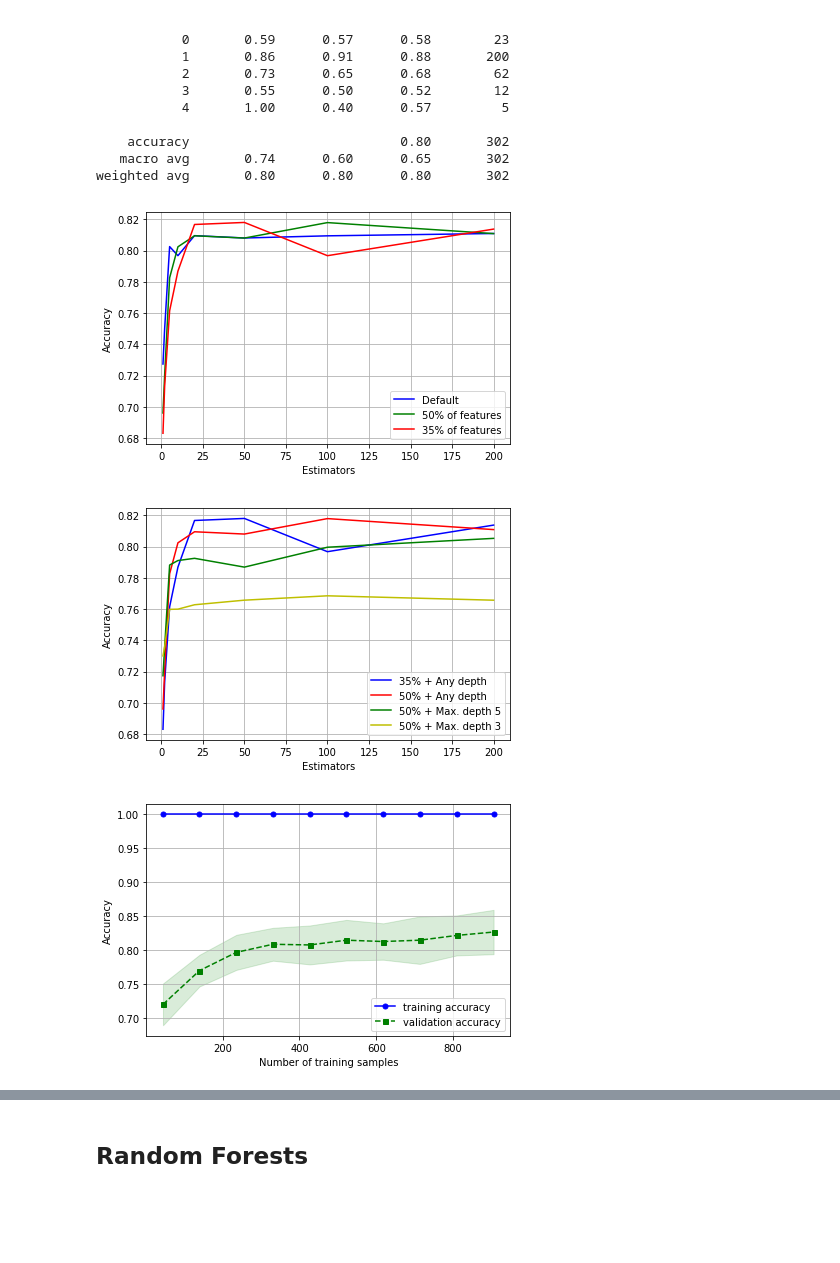
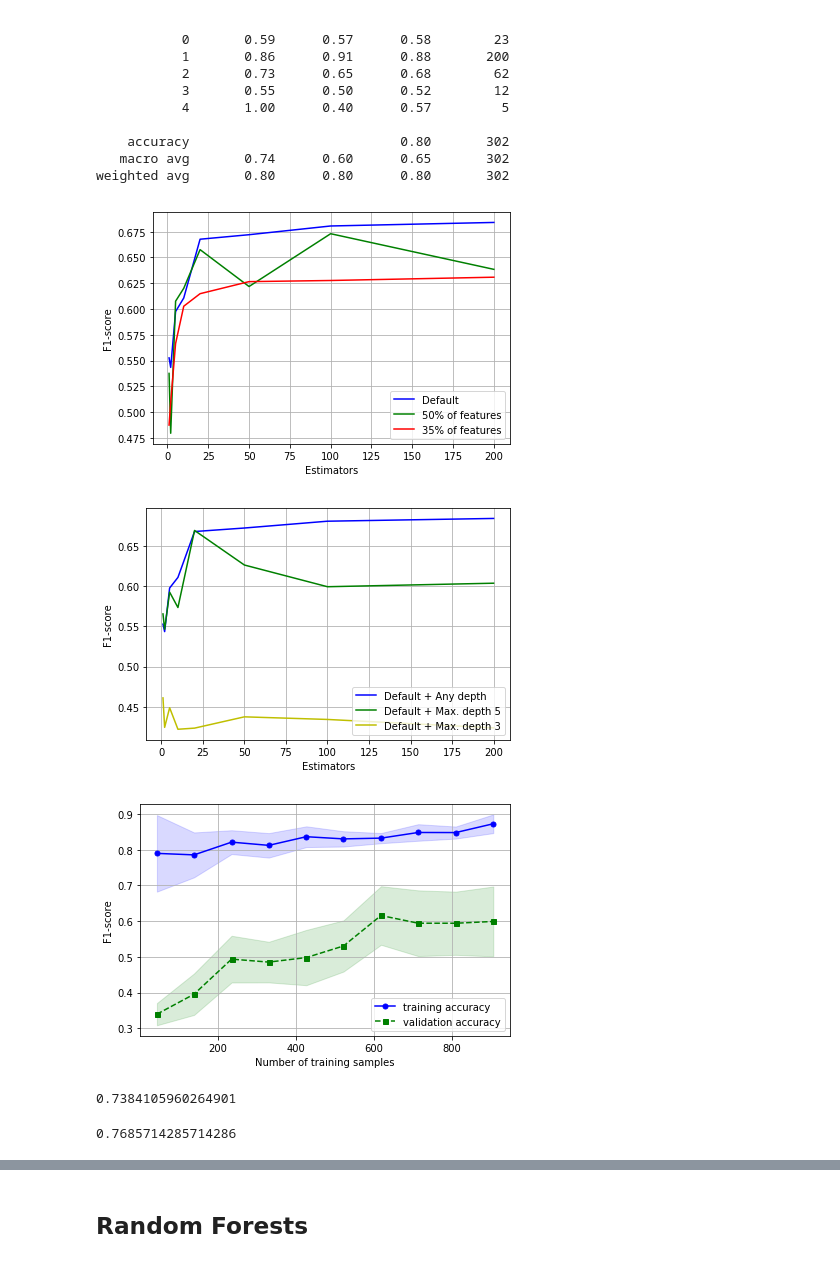
Before and after one commit to FerranAgulloLopez/DataMiningHousePrices, a Jupyter notebook: scripts/Meta_Learning_Final.ipynb, the cells around one changed output, grey strips where cells are left out. Cells and saved outputs as stored; diff of their text form; code cells hidden in the pictures; blank space fills up the shorter version.

```diff
--- a/scripts/Meta_Learning_Final.ipynb
+++ b/scripts/Meta_Learning_Final.ipynb
@@ -43,3 +43,5 @@ for t in X.dtypes:
     i += 1
 
 X_train, X_test, y_train, y_test = cv.train_test_split(X, Y, test_size=.3, random_state=1)
+# %%
+datapca = pd.read_csv('../datasets/preprocessed/train_pca.csv', sep=',', na_values="NA").drop(columns='Id')
@@ -46,3 +57,5 @@ X_train, X_test, y_train, y_test = cv.train_test_split(X, Y, test_size=.3, rando
+# %%
+X_trainpca, X_testpca, y_trainpca, y_testpca = cv.train_test_split(datapca, Y, test_size=.3, random_state=1)
 # %% [markdown]
 ## Bagging
 # %%
@@ -83,57 +96,68 @@ weighted avg       0.80      0.80      0.80       302
 # %%
 lb=[]
 for nest in [1,2,5,10,20,50,100,200]:
-    scores = cv.cross_val_score(Ens.BaggingClassifier(base_estimator=Tree.DecisionTreeClassifier(),n_estimators=nest), X_train, y_train, cv=kfold, scoring='accuracy')
+    scores = cv.cross_val_score(Ens.BaggingClassifier(base_estimator=Tree.DecisionTreeClassifier(),
+                                                      n_estimators=nest),
+                                X_train, y_train, cv=kfold, scoring='f1_macro')
     lb.append(scores.mean())
 
 lb2=[]
 for nest in [1,2,5,10,20,50,100,200]:
-    scores = cv.cross_val_score(Ens.BaggingClassifier(base_estimator=Tree.DecisionTreeClassifier(),n_estimators=nest,max_features=0.35), X_train, y_train, cv=kfold, scoring='accuracy')
+    scores = cv.cross_val_score(Ens.BaggingClassifier(base_estimator=Tree.DecisionTreeClassifier(),
+                                                      n_estimators=nest,
+                                                      max_features=0.35),
+                                X_train, y_train, cv=kfold, scoring='f1_macro')
     lb2.append(scores.mean())
 
 lb3=[]
 for nest in [1,2,5,10,20,50,100,200]:
-    scores = cv.cross_val_score(Ens.BaggingClassifier(base_estimator=Tree.DecisionTreeClassifier(),n_estimators=nest,max_features=0.5), X_train, y_train, cv=kfold, scoring='accuracy')
+    scores = cv.cross_val_score(Ens.BaggingClassifier(base_estimator=Tree.DecisionTreeClassifier(),
+                                                      n_estimators=nest,
+                                                      max_features=0.5),
+                                X_train, y_train, cv=kfold, scoring='f1_macro')
     lb3.append(scores.mean())
 
 plt.plot([1,2,5,10,20,50,100,200],lb,'b',label='Default')
 plt.plot([1,2,5,10,20,50,100,200],lb3,'g',label='50% of features')
 plt.plot([1,2,5,10,20,50,100,200],lb2,'r',label='35% of features')
 plt.xlabel('Estimators')
-plt.ylabel('Accuracy')
+plt.ylabel('F1-score')
 plt.legend(loc='lower right')
 plt.grid()
 plt.tight_layout()
 
 plt.show()
 # %% [output]
-[figure, old version]
+[figure, new version]
 # %%
-plt.plot([1,2,5,10,20,50,100,200],lb2,'b',label='35% + Any depth')
-plt.plot([1,2,5,10,20,50,100,200],lb3,'r',label='50% + Any depth')
+plt.plot([1,2,5,10,20,50,100,200],lb,'b',label='Default + Any depth')
 
 lb=[]
 for nest in [1,2,5,10,20,50,100,200]:
-    scores = cv.cross_val_score(Ens.BaggingClassifier(base_estimator=Tree.DecisionTreeClassifier(max_depth=3),n_estimators=nest,max_features=0.5), X_train, y_train, cv=kfold, scoring='accuracy')
+    scores = cv.cross_val_score(Ens.BaggingClassifier(base_estimator=Tree.DecisionTreeClassifier(max_depth=3),
+                                                      n_estimators=nest),
+                                X_train, y_train, cv=kfold, scoring='f1_macro')
     lb.append(scores.mean())
 
 lb4=[]
 for nest in [1,2,5,10,20,50,100,200]:
-    scores = cv.cross_val_score(Ens.BaggingClassifier(base_estimator=Tree.DecisionTreeClassifier(max_depth=5),n_estimators=nest,max_features=0.5), X_train, y_train, cv=kfold, scoring='accuracy')
+    scores = cv.cross_val_score(Ens.BaggingClassifier(base_estimator=Tree.DecisionTreeClassifier(max_depth=5),
+                                                      n_estimators=nest),
+                                X_train, y_train, cv=kfold, scoring='f1_macro')
     lb4.append(scores.mean())
 
 
 
-plt.plot([1,2,5,10,20,50,100,200],lb4,'g',label='50% + Max. depth 5')
-plt.plot([1,2,5,10,20,50,100,200],lb,'y',label='50% + Max. depth 3')
+plt.plot([1,2,5,10,20,50,100,200],lb4,'g',label='Default + Max. depth 5')
+plt.plot([1,2,5,10,20,50,100,200],lb,'y',label='Default + Max. depth 3')
 plt.xlabel('Estimators')
-plt.ylabel('Accuracy')
+plt.ylabel('F1-score')
 plt.legend(loc='lower right')
 plt.grid()
 plt.tight_layout()
 
 plt.show()
 # %% [output]
-[figure, old version]
+[figure, new version]
 # %%
 bestbg = Ens.BaggingClassifier(base_estimator=Tree.DecisionTreeClassifier(),
@@ -146,7 +169,8 @@ train_sizes, train_scores, test_scores =\
                                y=Y,
                                train_sizes=np.linspace(0.05, 1.0, 10),
                                cv=10,
-                               n_jobs=1)
+                               n_jobs=1,
+                               scoring='f1_macro')
 
 train_mean = np.mean(train_scores, axis=1)
 train_std = np.std(train_scores, axis=1)
@@ -174,10 +198,21 @@ plt.fill_between(train_sizes,
 
 plt.grid(True)
 plt.xlabel('Number of training samples')
-plt.ylabel('Accuracy')
+plt.ylabel('F1-score')
 plt.legend(loc='lower right')
 plt.tight_layout()
 plt.savefig('learning_curve.png', dpi=600)
 plt.show()
 # %% [output]
-[figure, old version]
+[figure, new version]
+# %%
+bg = bestbg.fit(X_trainpca, y_trainpca)
+bg.score(X_testpca,y_testpca)
+# %% [output]
+0.7384105960264901
+# %%
+cvs = cv.cross_val_score(Ens.BaggingClassifier(base_estimator=Tree.DecisionTreeClassifier(), random_state=0),
+                         X=X_trainpca,y=y_trainpca,cv=kfold)
+np.mean(cvs)
+# %% [output]
+0.7685714285714286
```
Also changed, not shown: parts of 65 cells of this notebook, 1 other file.
